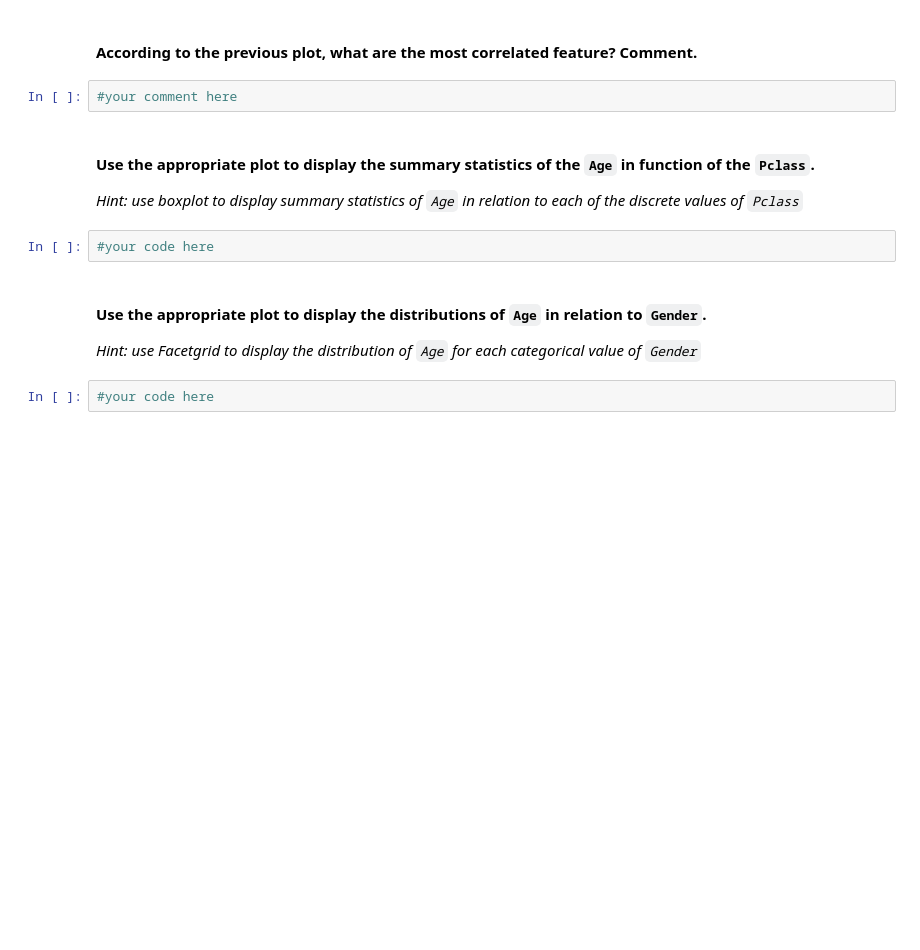
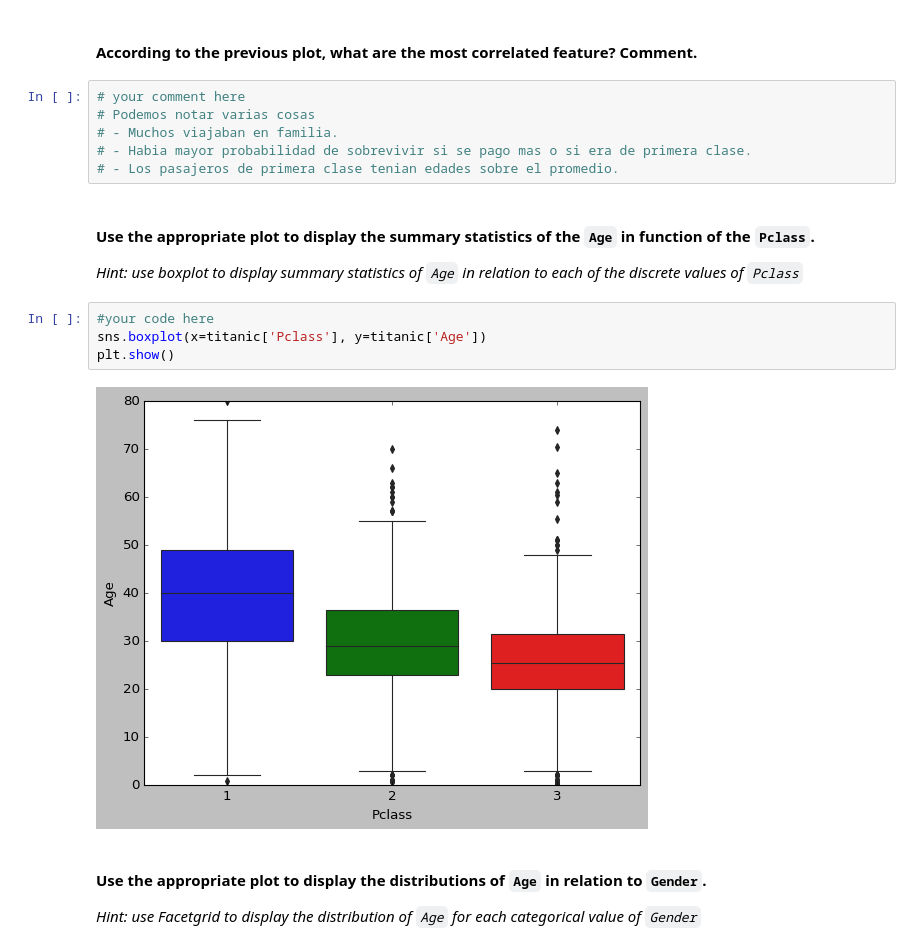
Before and after one commit to Data-FT-MX/lab_matplotlib_seaborn, a Jupyter notebook: your-code/challenge-3.ipynb, the cells around one changed output. Saved outputs shown, nothing was run; the diff lists cells and outputs as text; blank space fills up the shorter version.

```diff
--- a/your-code/challenge-3.ipynb
+++ b/your-code/challenge-3.ipynb
@@ -186,17 +186,23 @@ sns.heatmap(titanic_corr)
 [figure]
 # %% [markdown]
 #### According to the previous plot, what are the most correlated feature? Comment.
-# %%
-#your comment here
+# %%
+# your comment here
+# Podemos notar varias cosas
+# - Muchos viajaban en familia.
+# - Habia mayor probabilidad de sobrevivir si se pago mas o si era de primera clase.
+# - Los pasajeros de primera clase tenian edades sobre el promedio.
 # %% [markdown]
 #### Use the appropriate plot to display the summary statistics of the `Age` in function of the `Pclass`.
 
 *Hint: use boxplot to display summary statistics of `Age` in relation to each of the discrete values of `Pclass`*
-# %%
-#your code here
+# %%
+#your code here
+sns.boxplot(x=titanic['Pclass'], y=titanic['Age'])
+plt.show()
+# %% [output]
+[figure, added]
 # %% [markdown]
 #### Use the appropriate plot to display the distributions of  `Age` in relation to  `Gender`.
 
 *Hint: use Facetgrid to display the distribution of `Age` for each categorical value of `Gender`*
-# %%
-#your code here
```
Also changed, not shown: parts of 3 cells of this notebook.
